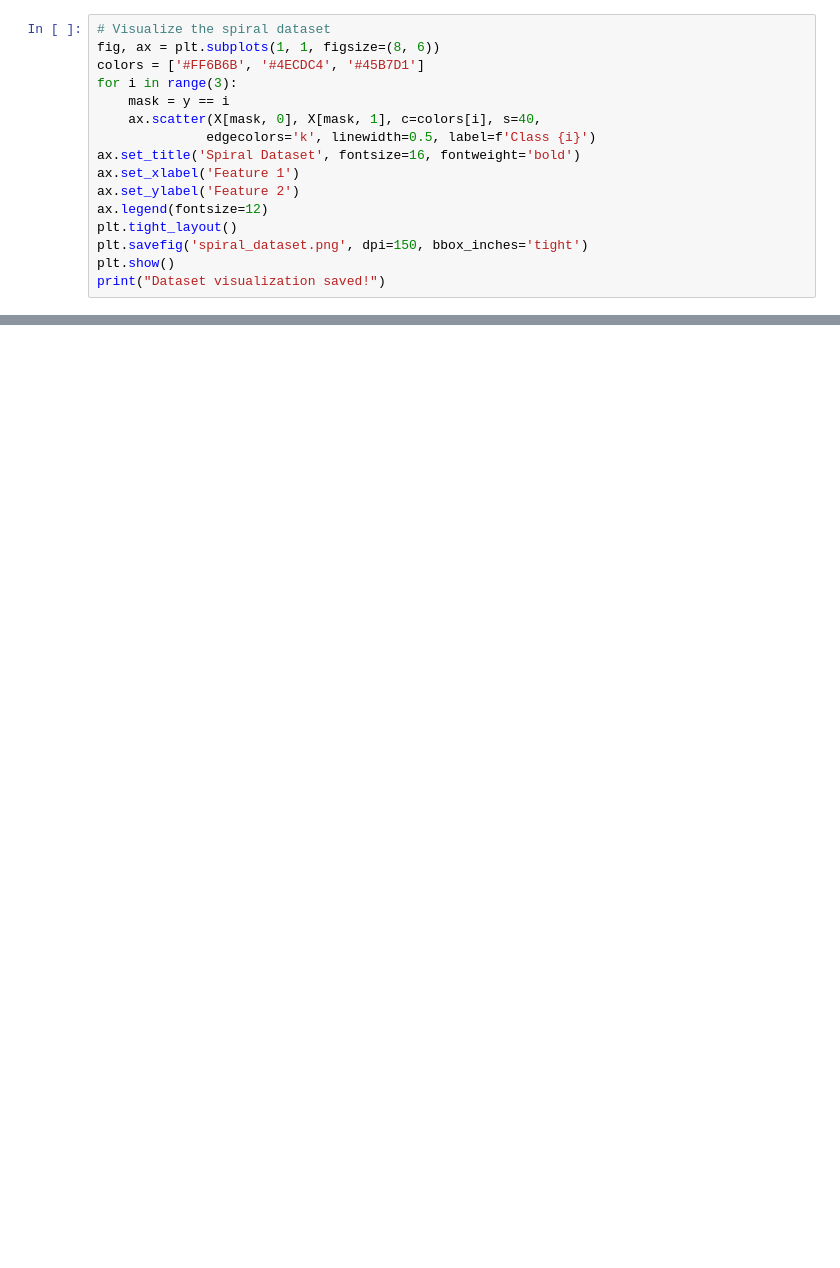
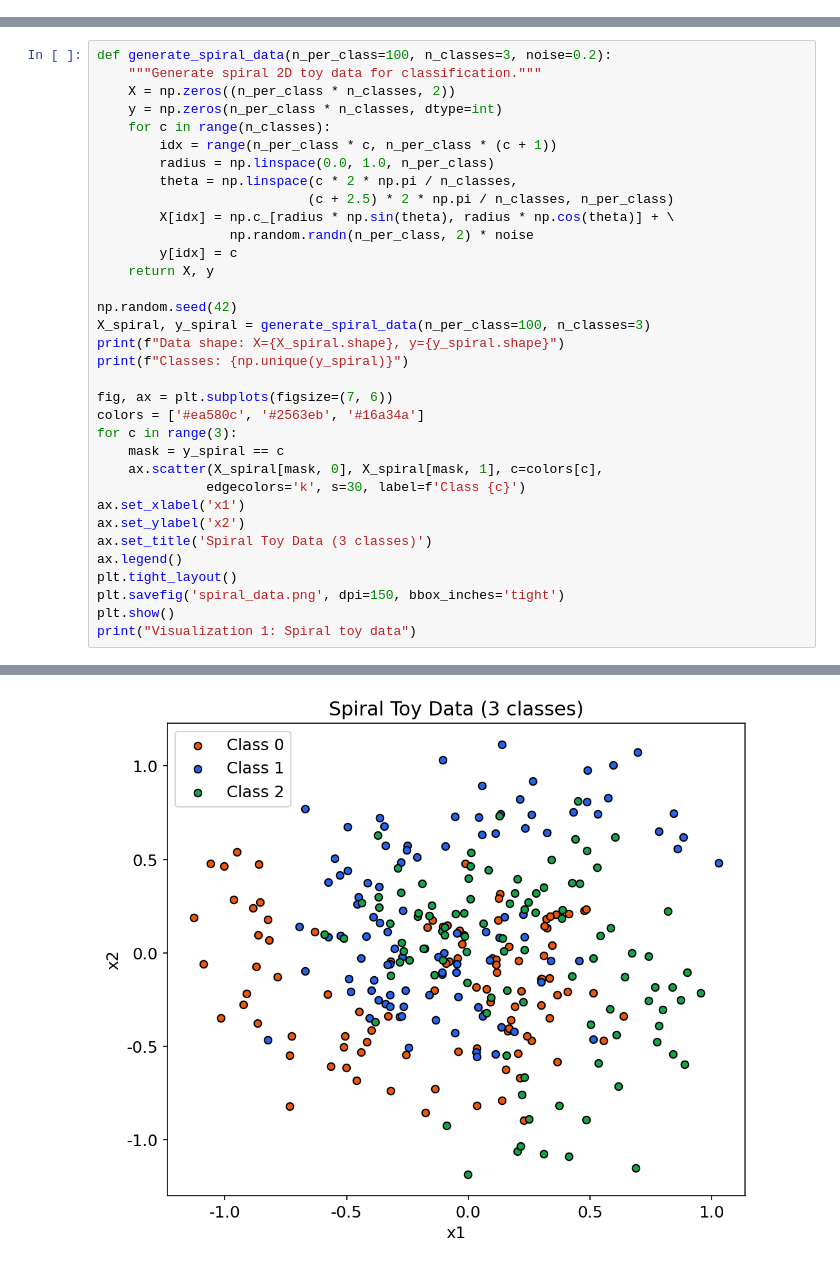
Before and after one commit to ZOUMDA28/-CS231n-, a Jupyter notebook: notebooks/part1-deep-learning-basics/lecture-04b-two-layer-net/practice.ipynb, the cells around one changed output, grey strips where cells are left out. Drawn from its saved outputs; the diff is of its cells as text; blank space fills up the shorter version.

Commit message:
feat: all 19 notebooks with visual outputs and GitHub refs

```diff
--- a/notebooks/part1-deep-learning-basics/lecture-04b-two-layer-net/practice.ipynb
+++ b/notebooks/part1-deep-learning-basics/lecture-04b-two-layer-net/practice.ipynb
@@ -805,16 +0,0 @@ Samples per class: [100 100 100]
-# %%
-# Visualize the spiral dataset
-fig, ax = plt.subplots(1, 1, figsize=(8, 6))
-colors = ['#FF6B6B', '#4ECDC4', '#45B7D1']
-for i in range(3):
-    mask = y == i
-    ax.scatter(X[mask, 0], X[mask, 1], c=colors[i], s=40,
-              edgecolors='k', linewidth=0.5, label=f'Class {i}')
-ax.set_title('Spiral Dataset', fontsize=16, fontweight='bold')
-ax.set_xlabel('Feature 1')
-ax.set_ylabel('Feature 2')
-ax.legend(fontsize=12)
-plt.tight_layout()
-plt.savefig('spiral_dataset.png', dpi=150, bbox_inches='tight')
-plt.show()
-print("Dataset visualization saved!")
@@ -1417,0 +275,35 @@ Homework 3 PASSED!
+# %%
+def generate_spiral_data(n_per_class=100, n_classes=3, noise=0.2):
+    """Generate spiral 2D toy data for classification."""
+    X = np.zeros((n_per_class * n_classes, 2))
+    y = np.zeros(n_per_class * n_classes, dtype=int)
+    for c in range(n_classes):
+        idx = range(n_per_class * c, n_per_class * (c + 1))
+        radius = np.linspace(0.0, 1.0, n_per_class)
+        theta = np.linspace(c * 2 * np.pi / n_classes,
+                           (c + 2.5) * 2 * np.pi / n_classes, n_per_class)
+        X[idx] = np.c_[radius * np.sin(theta), radius * np.cos(theta)] + \
+                 np.random.randn(n_per_class, 2) * noise
+        y[idx] = c
+    return X, y
+
+np.random.seed(42)
+X_spiral, y_spiral = generate_spiral_data(n_per_class=100, n_classes=3)
+print(f"Data shape: X={X_spiral.shape}, y={y_spiral.shape}")
+print(f"Classes: {np.unique(y_spiral)}")
+
+fig, ax = plt.subplots(figsize=(7, 6))
+colors = ['#ea580c', '#2563eb', '#16a34a']
+for c in range(3):
+    mask = y_spiral == c
+    ax.scatter(X_spiral[mask, 0], X_spiral[mask, 1], c=colors[c],
+              edgecolors='k', s=30, label=f'Class {c}')
+ax.set_xlabel('x1')
+ax.set_ylabel('x2')
+ax.set_title('Spiral Toy Data (3 classes)')
+ax.legend()
+plt.tight_layout()
+plt.savefig('spiral_data.png', dpi=150, bbox_inches='tight')
+plt.show()
+print("Visualization 1: Spiral toy data")
+# %% [output]
@@ -1417,0 +313 @@ Homework 3 PASSED!
+[figure, added]
```
Also changed, not shown: parts of 83 cells of this notebook, 12 other files.
